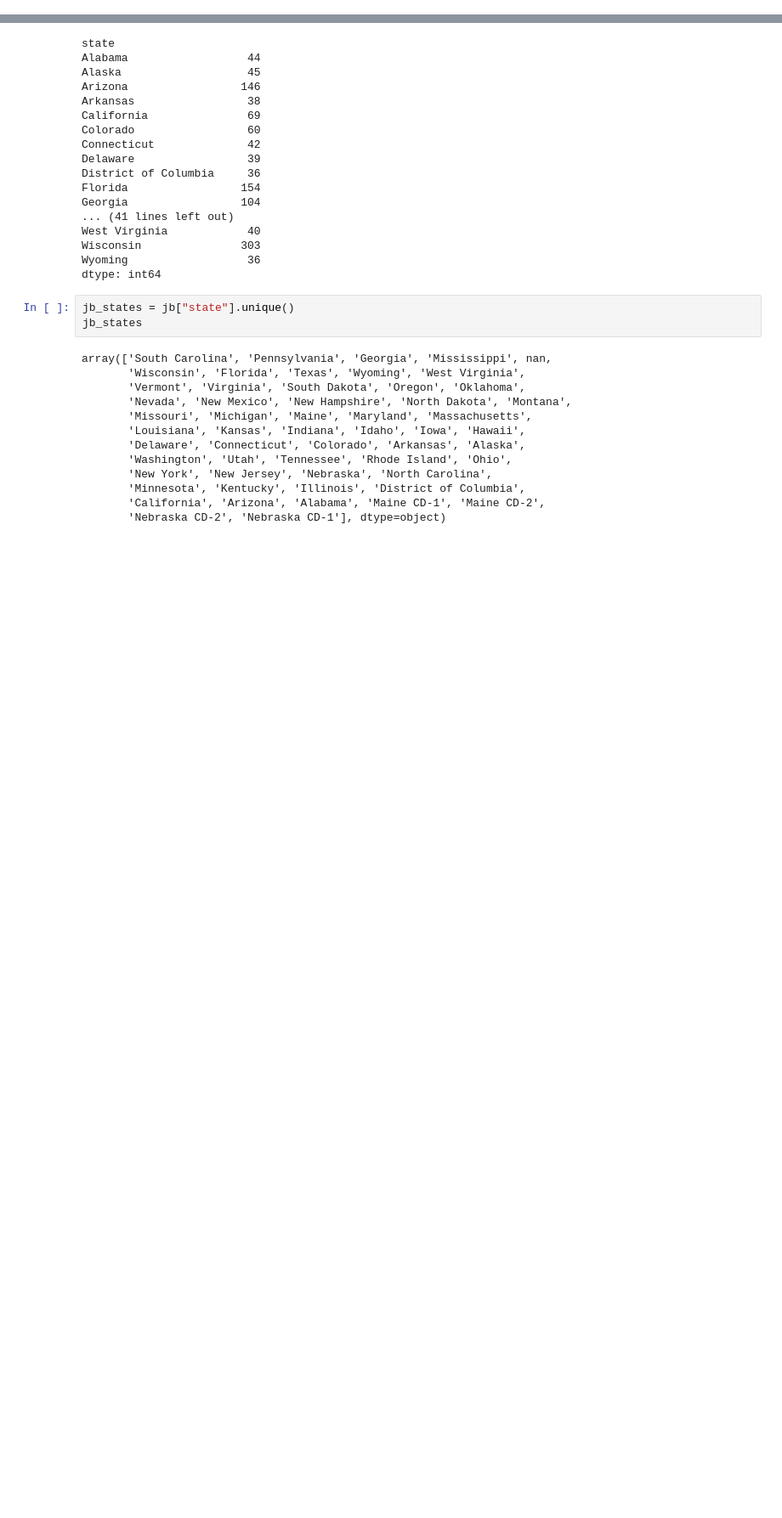
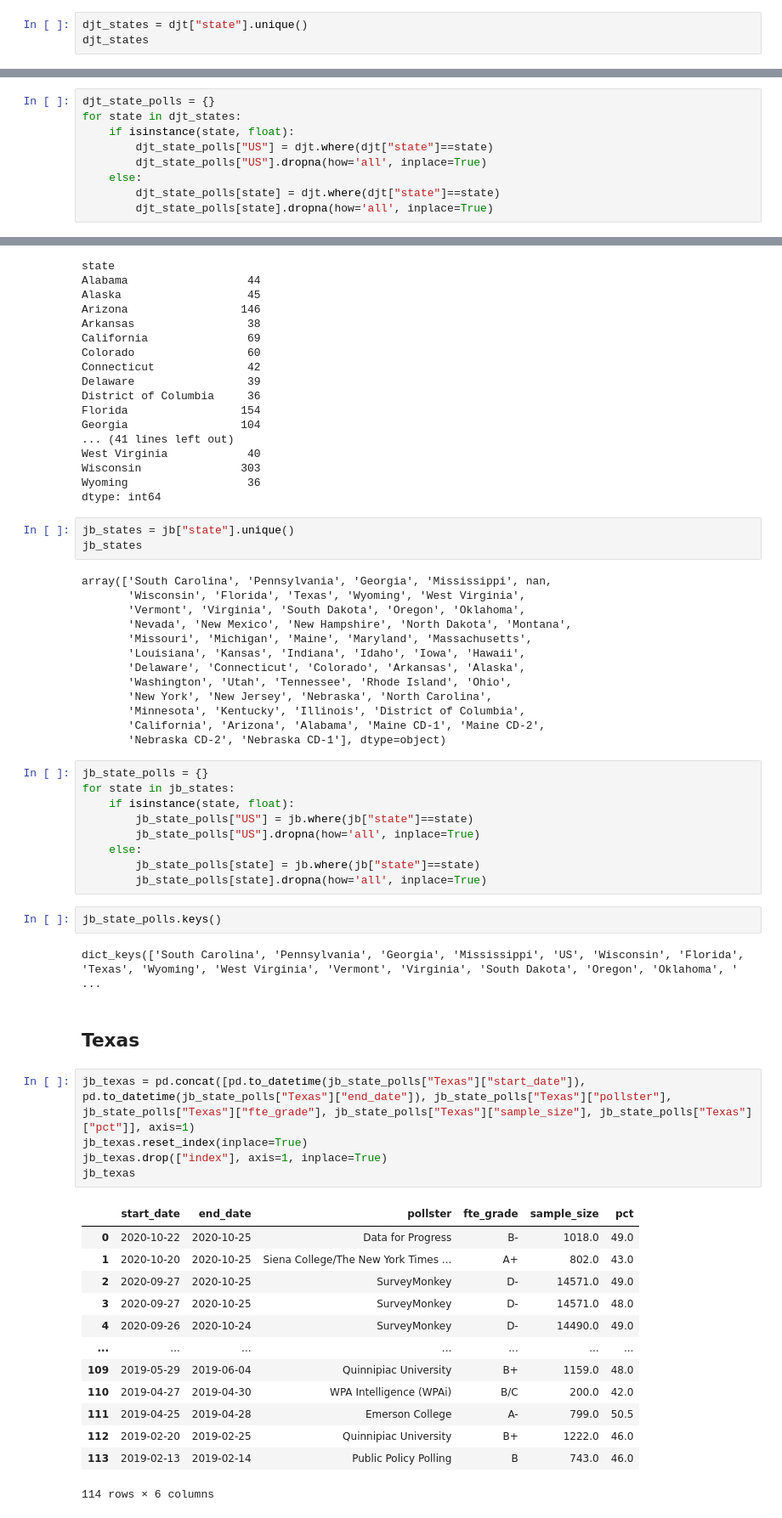
Before and after one commit to sudo-August/Presidential-Poll-Analysis, a Jupyter notebook: polls_analysis_pres2020.ipynb, the cells around one changed output, grey strips where cells are left out. Shown at 85% size. Saved outputs shown, nothing was run; the diff lists cells and outputs as text; blank space fills up the shorter version.

```diff
--- a/polls_analysis_pres2020.ipynb
+++ b/polls_analysis_pres2020.ipynb
@@ -73,3 +92,6 @@ West Virginia            41
 Wisconsin               395
 Wyoming                  36
 dtype: int64
+# %%
+djt_states = djt["state"].unique()
+djt_states
@@ -75,0 +111,9 @@ dtype: int64
+# %%
+djt_state_polls = {}
+for state in djt_states:
+    if isinstance(state, float):
+        djt_state_polls["US"] = djt.where(djt["state"]==state)
+        djt_state_polls["US"].dropna(how='all', inplace=True)
+    else:
+        djt_state_polls[state] = djt.where(djt["state"]==state)
+        djt_state_polls[state].dropna(how='all', inplace=True)
@@ -130,3 +178,37 @@ array(['South Carolina', 'Pennsylvania', 'Georgia', 'Mississippi', nan,
        'Minnesota', 'Kentucky', 'Illinois', 'District of Columbia',
        'California', 'Arizona', 'Alabama', 'Maine CD-1', 'Maine CD-2',
        'Nebraska CD-2', 'Nebraska CD-1'], dtype=object)
+# %%
+jb_state_polls = {}
+for state in jb_states:
+    if isinstance(state, float):
+        jb_state_polls["US"] = jb.where(jb["state"]==state)
+        jb_state_polls["US"].dropna(how='all', inplace=True)
+    else:
+        jb_state_polls[state] = jb.where(jb["state"]==state)
+        jb_state_polls[state].dropna(how='all', inplace=True)
+# %%
+jb_state_polls.keys()
+# %% [output]
+dict_keys(['South Carolina', 'Pennsylvania', 'Georgia', 'Mississippi', 'US', 'Wisconsin', 'Florida', 'Texas', 'Wyoming', 'West Virginia', 'Vermont', 'Virginia', 'South Dakota', 'Oregon', 'Oklahoma', ' ...
+# %% [markdown]
+## Texas
+# %%
+jb_texas = pd.concat([pd.to_datetime(jb_state_polls["Texas"]["start_date"]), pd.to_datetime(jb_state_polls["Texas"]["end_date"]), jb_state_polls["Texas"]["pollster"], jb_state_polls["Texas"]["fte_grade"], jb_state_polls["Texas"]["sample_size"], jb_state_polls["Texas"]["pct"]], axis=1)
+jb_texas.reset_index(inplace=True)
+jb_texas.drop(["index"], axis=1, inplace=True)
+jb_texas
+# %% [output]
+|  | start_date | end_date | pollster | fte_grade | sample_size | pct |
+| 0 | 2020-10-22 | 2020-10-25 | Data for Progress | B- | 1018.0 | 49.0 |
+| 1 | 2020-10-20 | 2020-10-25 | Siena College/The New York Times ... | A+ | 802.0 | 43.0 |
+| 2 | 2020-09-27 | 2020-10-25 | SurveyMonkey | D- | 14571.0 | 49.0 |
+| 3 | 2020-09-27 | 2020-10-25 | SurveyMonkey | D- | 14571.0 | 48.0 |
+| 4 | 2020-09-26 | 2020-10-24 | SurveyMonkey | D- | 14490.0 | 49.0 |
+| ... | ... | ... | ... | ... | ... | ... |
+| 109 | 2019-05-29 | 2019-06-04 | Quinnipiac University | B+ | 1159.0 | 48.0 |
+| 110 | 2019-04-27 | 2019-04-30 | WPA Intelligence (WPAi) | B/C | 200.0 | 42.0 |
+| 111 | 2019-04-25 | 2019-04-28 | Emerson College | A- | 799.0 | 50.5 |
+| 112 | 2019-02-20 | 2019-02-25 | Quinnipiac University | B+ | 1222.0 | 46.0 |
+| 113 | 2019-02-13 | 2019-02-14 | Public Policy Polling | B | 743.0 | 46.0 |
+114 rows × 6 columns
```
Also changed, not shown: parts of 7 cells of this notebook.
